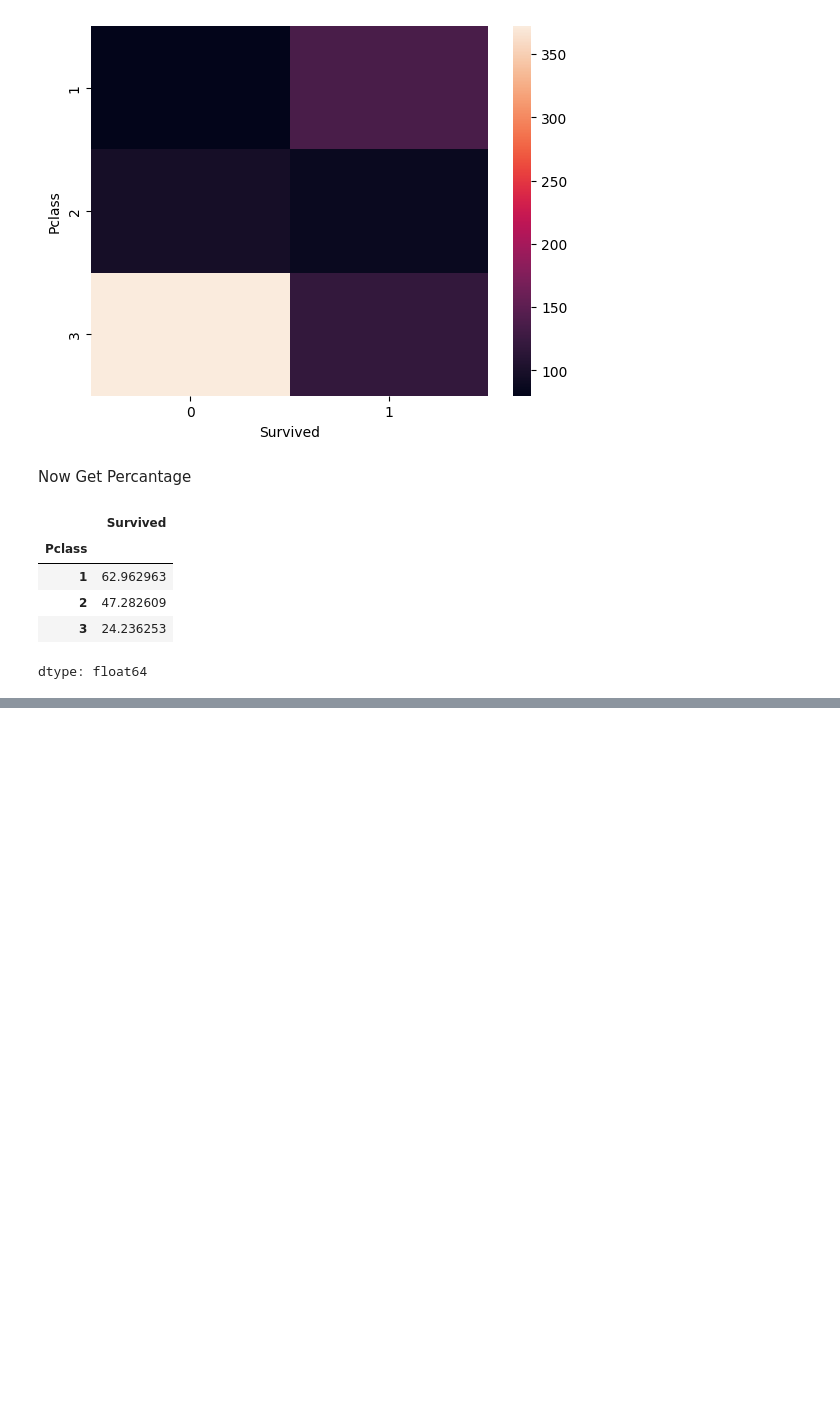
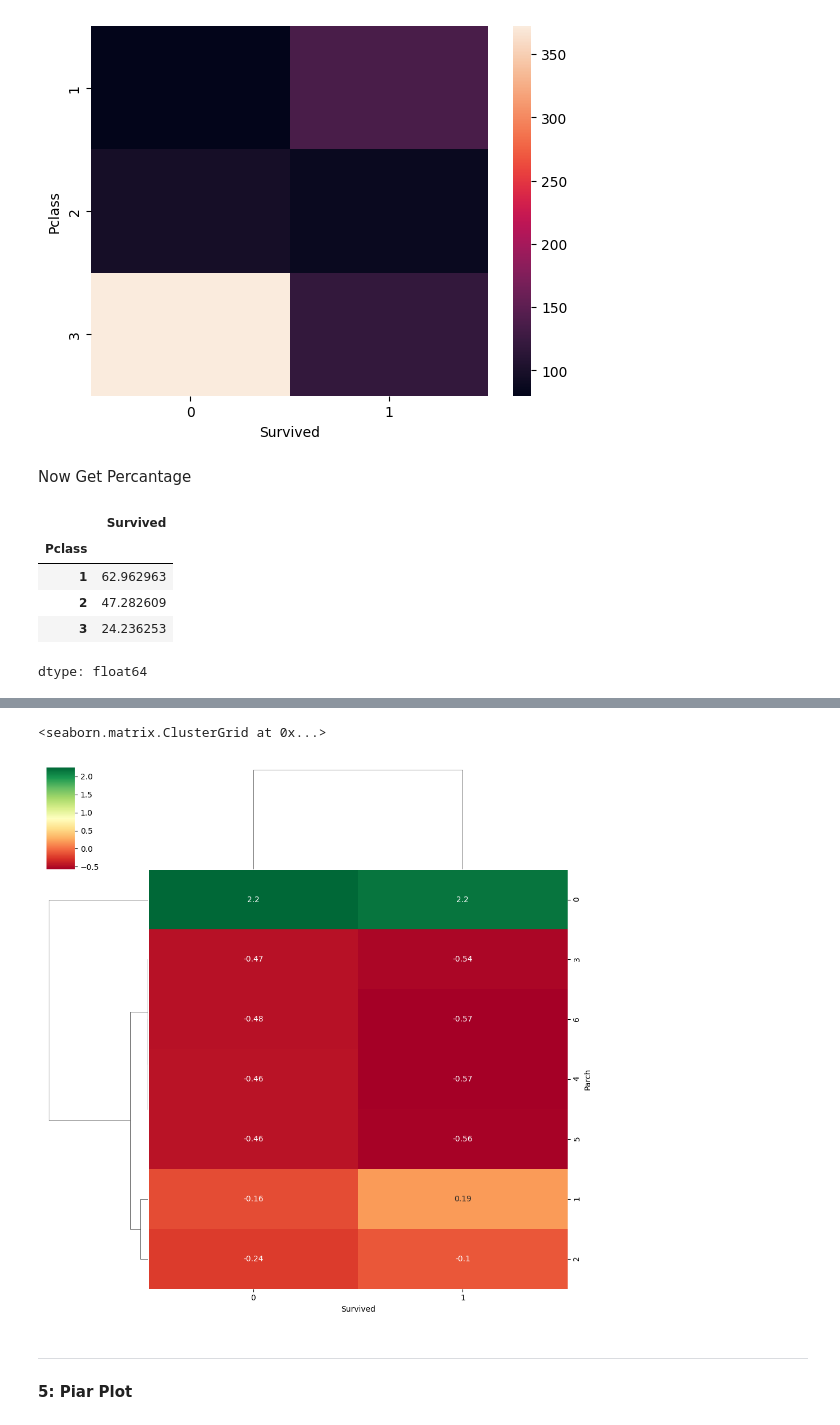
Before and after one commit to zain4cs/Data_Visualization, a Jupyter notebook: Beginner_Visualization.ipynb, the cells around one changed output, grey strips where cells are left out. Drawn from its saved outputs; the diff is of its cells as text; code cells hidden in the pictures; blank space fills up the shorter version.

```diff
--- a/Beginner_Visualization.ipynb
+++ b/Beginner_Visualization.ipynb
@@ -262,0 +320,12 @@ dtype: float64
+# %%
+sns.clustermap(pd.crosstab(titanic['Parch'], titanic['Survived']),
+               z_score=1,
+               annot=True,
+               cmap='RdYlGn')
+# %% [output]
+<seaborn.matrix.ClusterGrid at 0x...>
+[figure, added]
+# %% [markdown]
+____________
+# %% [markdown]
+**5: Piar Plot**
```
Also changed, not shown: parts of 17 cells of this notebook.
